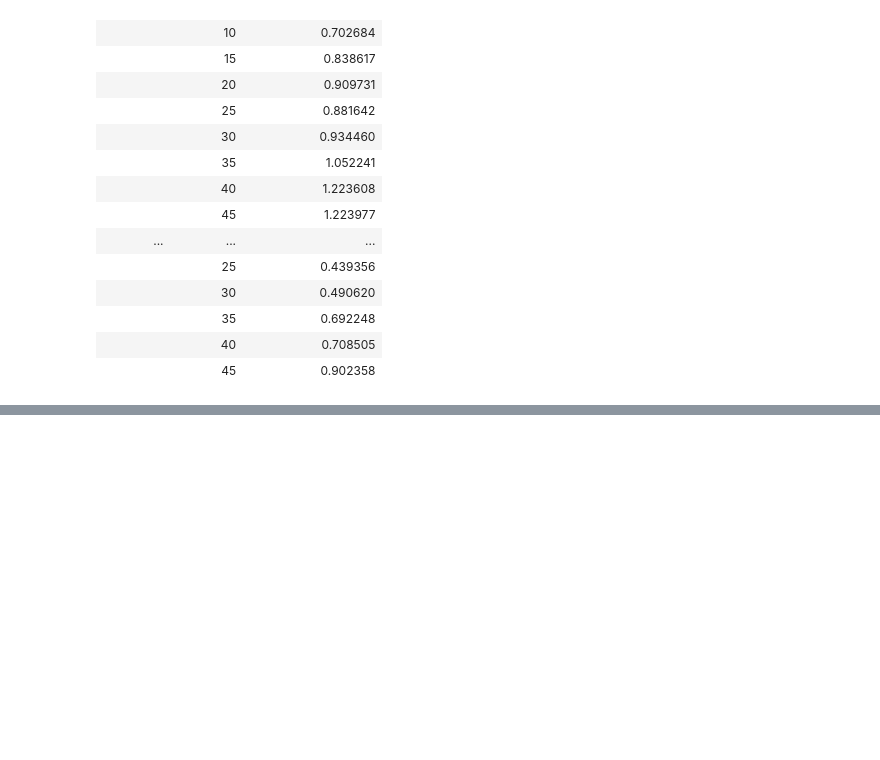
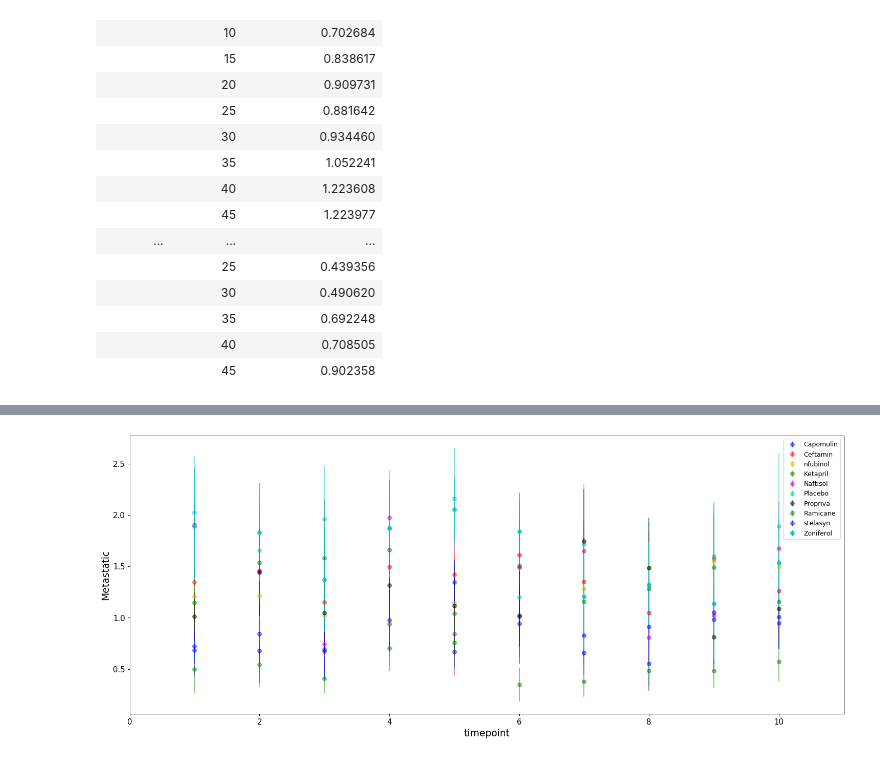
Before and after one commit to Pablo5653/matplotlib-challenge, a Jupyter notebook: HW.ipynb, the cells around one changed output, grey strips where cells are left out. Cells and saved outputs as stored; diff of their text form; code cells hidden in the pictures; blank space fills up the shorter version.

```diff
--- a/HW.ipynb
+++ b/HW.ipynb
@@ -283,0 +351,14 @@ plt.show()
+# %%
+# Create a bunch of samples, each with sample size of 5
+nsamples = 10
+div = 5
+samples_Capomulin_meta = [Capomulin_Metastatic_reformat.sample(div) for x in range(0,nsamples)]
+samples_Ceftamin_meta  = [Ceftamin_Metastatic_reformat.sample(div) for x in range(0,nsamples)]
+samples_Infubinol_meta  = [Infubinol_Metastatic_reformat.sample(div) for x in range(0,nsamples)]
+samples_Ketapril_meta  = [Ketapril_Metastatic_reformat.sample(div) for x in range(0,nsamples)]
+samples_Naftisol_meta  = [Naftisol_Metastatic_reformat.sample(div) for x in range(0,nsamples)]
+samples_Placebo_meta  = [Placebo_Metastatic_reformat.sample(div) for x in range(0,nsamples)]
+samples_Propriva_meta  = [Propriva_Metastatic_reformat.sample(div) for x in range(0,nsamples)]
+samples_Ramicane_meta  = [Ramicane_Metastatic_reformat.sample(div) for x in range(0,nsamples)]
+samples_stelasyn_meta  = [stelasyn_Metastatic_reformat.sample(div) for x in range(0,nsamples)]
+samples_Zoniferol_meta  = [Zoniferol_Metastatic_reformat.sample(div) for x in range(0,nsamples)]
@@ -283,0 +389,56 @@ plt.show()
+# %%
+# Plot sample means with error bars
+fig, ax = plt.subplots(figsize=(20, 8), dpi=90)
+
+ax.errorbar(np.arange(0, len(samples_Capomulin_meta), 1)+1,means_Capomulin_meta, yerr=sems_Capomulin_meta, fmt="o", color="b",
+            alpha=0.5, label="Capomulin")
+ax.set_xlim(0, len(means_Capomulin_meta)+1)
+
+ax.errorbar(np.arange(0, len(samples_Ceftamin_meta), 1)+1,means_Ceftamin_meta, yerr=sems_Ceftamin_meta, fmt="o", color="r",
+            alpha=0.5, label="Ceftamin")
+ax.set_xlim(0, len(means_Ceftamin_meta)+1)
+
+ax.errorbar(np.arange(0, len(samples_Infubinol_meta), 1)+1,means_Infubinol_meta, yerr=sems_Infubinol_meta, fmt="o", color="y",
+            alpha=0.5, label="nfubinol")
+ax.set_xlim(0, len(means_Infubinol_meta)+1)
+
+ax.errorbar(np.arange(0, len(samples_Ketapril_meta), 1)+1,means_Ketapril_meta, yerr=sems_Ketapril_meta, fmt="o", color="g",
+            alpha=0.5, label="Ketapril")
+ax.set_xlim(0, len(means_Ketapril_meta)+1)
+
+ax.errorbar(np.arange(0, len(samples_Naftisol_meta), 1)+1,means_Naftisol_meta, yerr=sems_Naftisol_meta, fmt="o", color="m",
+            alpha=0.5, label="Naftisol")
+ax.set_xlim(0, len(means_Naftisol_meta)+1)
+
+ax.errorbar(np.arange(0, len(samples_Placebo_meta), 1)+1,means_Placebo_meta, yerr=sems_Placebo_meta, fmt="o", color="c",
+            alpha=0.5, label="Placebo")
+ax.set_xlim(0, len(means_Placebo_meta)+1)
+
+ax.errorbar(np.arange(0, len(samples_Propriva_meta), 1)+1,means_Propriva_meta, yerr=sems_Propriva_meta, fmt="o", color="k",
+            alpha=0.5, label="Propriva")
+ax.set_xlim(0, len(means_Propriva_meta)+1)
+
+ax.errorbar(np.arange(0, len(samples_Ramicane_meta), 1)+1,means_Ramicane_meta, yerr=sems_Ramicane_meta, fmt="o", color="g",
+            alpha=0.5, label="Ramicane")
+ax.set_xlim(0, len(means_Ramicane_meta)+1)
+
+ax.errorbar(np.arange(0, len(samples_stelasyn_meta), 1)+1,means_stelasyn_meta, yerr=sems_stelasyn_meta, fmt="o", color="b",
+            alpha=0.5, label="stelasyn")
+ax.set_xlim(0, len(means_stelasyn_meta)+1)
+
+ax.errorbar(np.arange(0, len(samples_Zoniferol_meta), 1)+1,means_Zoniferol_meta, yerr=sems_Zoniferol_meta, fmt="o", color="c",
+            alpha=0.8, label="Zoniferol")
+ax.set_xlim(0, len(means_Zoniferol_meta)+1)
+
+
+plt.xticks(fontsize=12 )
+plt.yticks(fontsize=12 )
+ax.set_xlabel("timepoint",fontsize=15)
+ax.set_ylabel("Metastatic",fontsize=15)
+plt.legend(loc="best", fontsize="medium", fancybox=True)
+
+
+
+plt.show()
+# %% [output]
+[figure, added]
```
Also changed, not shown: parts of 9 cells of this notebook.
